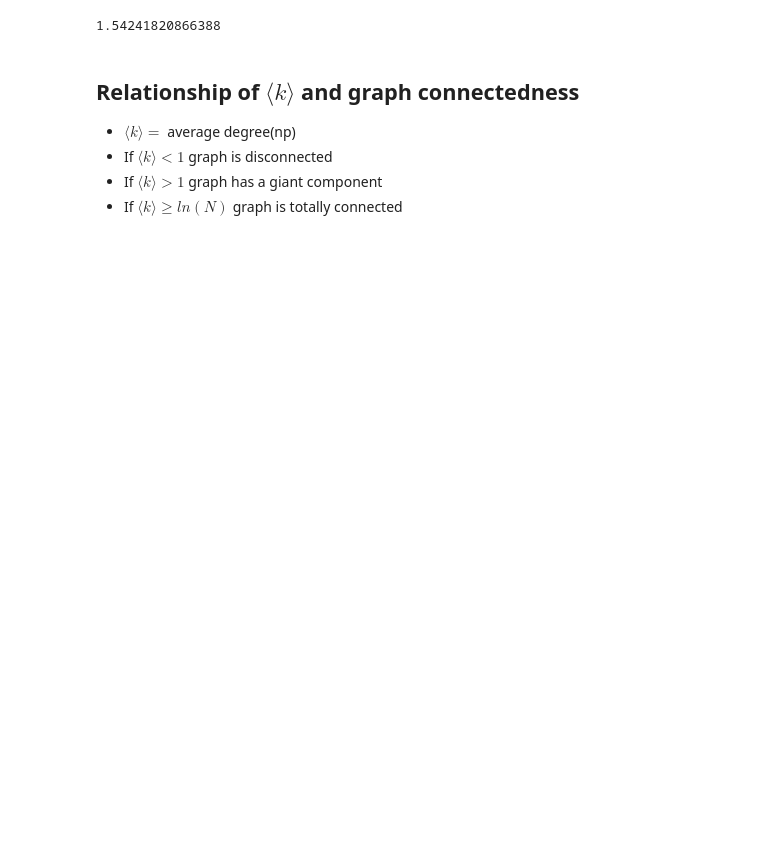
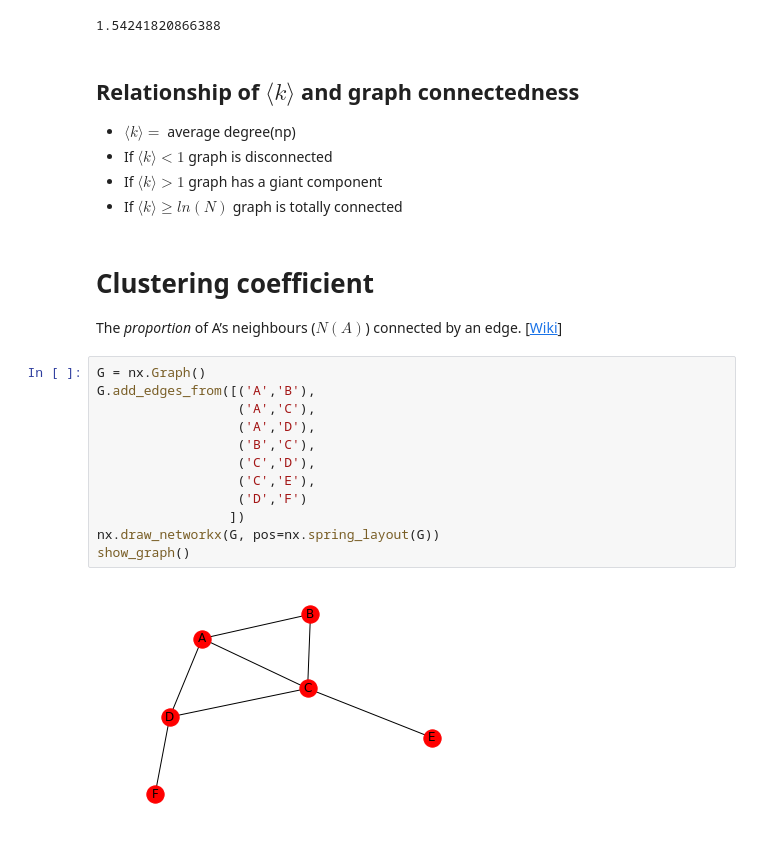
Before and after one commit to nickrobinson251/Networks, a Jupyter notebook: Networks 1 - Random Graphs.ipynb, the cells around one changed output. Cells and saved outputs as stored; diff of their text form; blank space fills up the shorter version.

```diff
--- a/Networks 1 - Random Graphs.ipynb
+++ b/Networks 1 - Random Graphs.ipynb
@@ -78,3 +65,21 @@ average_path_of_Gnp(100, 0.2)
 - If $\langle k \rangle < 1$ graph is disconnected
 - If $\langle k \rangle > 1$ graph has a giant component
 - If $\langle k \rangle \geqslant ln(N)$ graph	is	totally	connected
+# %% [markdown]
+# Clustering coefficient
+The	_proportion_ of	A’s	neighbours ($N(A)$) connected by an edge.
+[<a href=https://en.wikipedia.org/wiki/Clustering_coefficient>Wiki</a>]
+# %%
+G = nx.Graph()
+G.add_edges_from([('A','B'),
+                  ('A','C'),
+                  ('A','D'),
+                  ('B','C'),
+                  ('C','D'),
+                  ('C','E'),
+                  ('D','F')
+                 ])
+nx.draw_networkx(G, pos=nx.spring_layout(G))
+show_graph()
+# %% [output]
+[figure, added]
```
Also changed, not shown: parts of 14 cells of this notebook.
